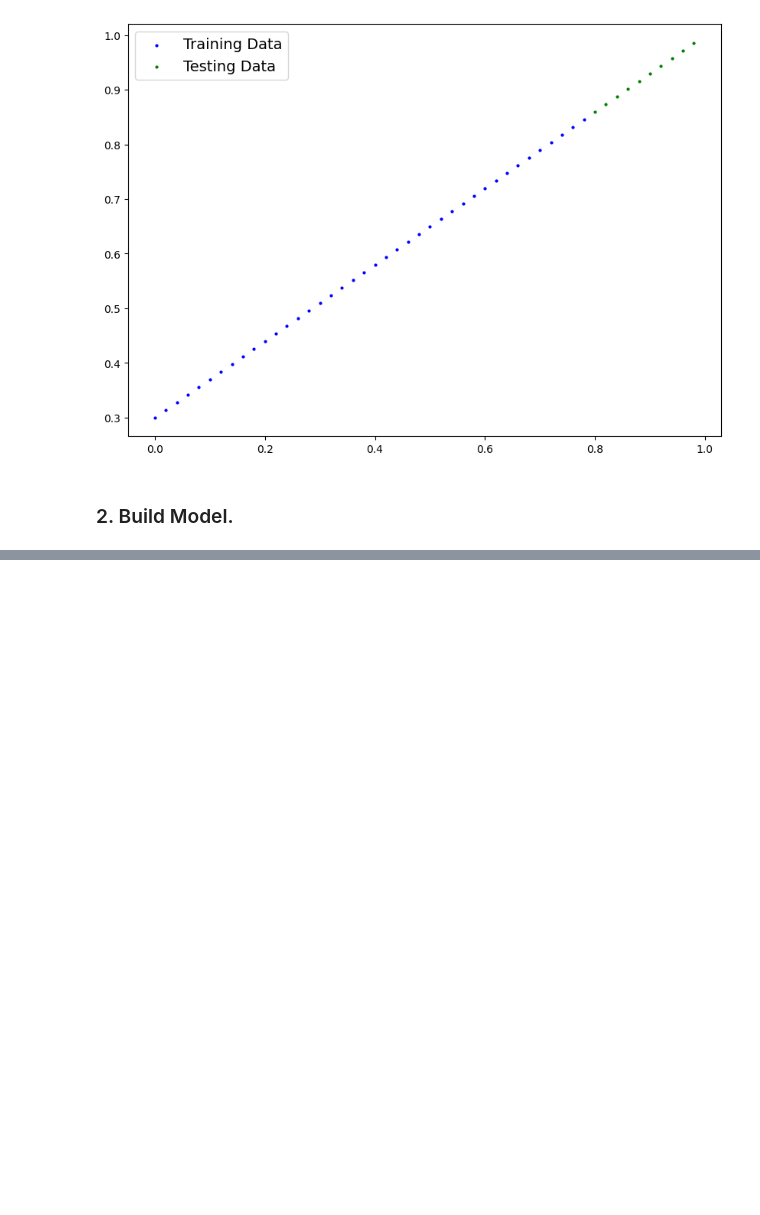
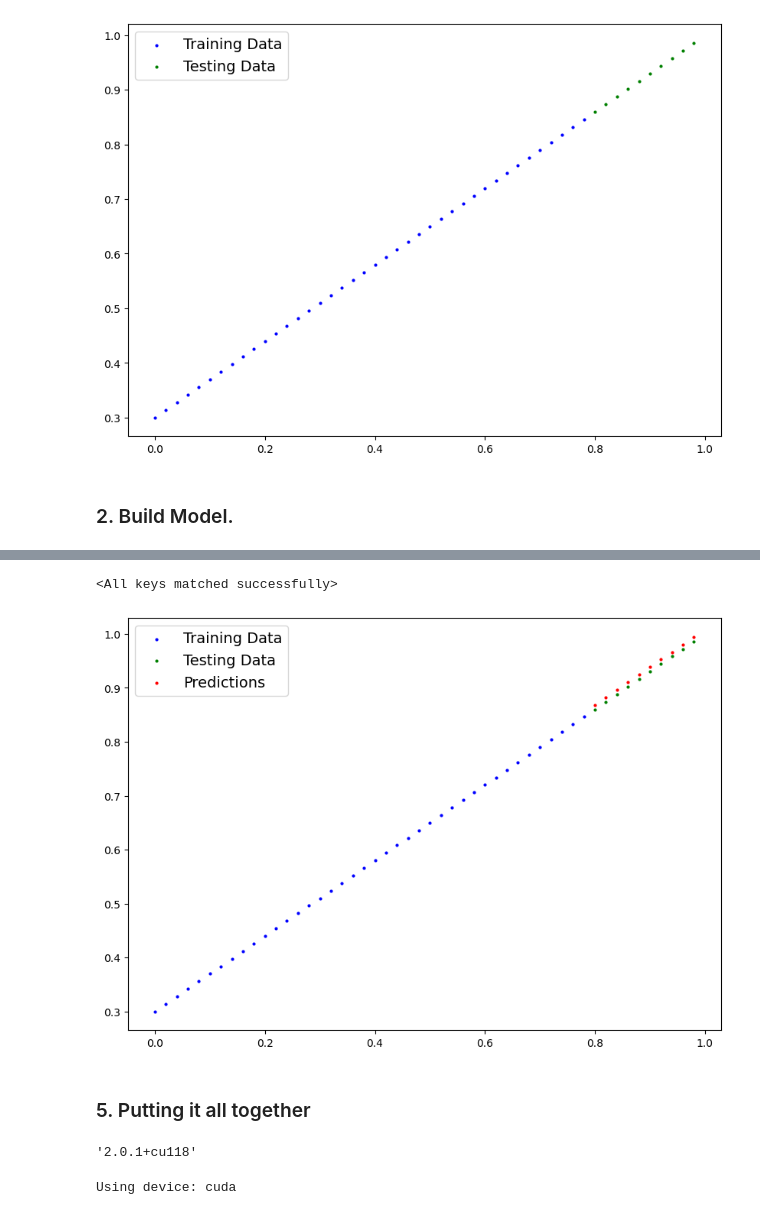
Before and after one commit to ManasviAtGitHub/pytorch_deep_learning, a Jupyter notebook: PyTorch_02_Workflow.ipynb, the cells around one changed output, grey strips where cells are left out. Drawn from its saved outputs; the diff is of its cells as text; code cells hidden in the pictures; blank space fills up the shorter version.

```diff
--- a/PyTorch_02_Workflow.ipynb
+++ b/PyTorch_02_Workflow.ipynb
@@ -118,0 +336,17 @@ class LinearRegressionModel (nn.Module):
+# %%
+# saving our pytorch model
+
+from pathlib import Path
+
+# create models directory
+MODEL_PATH = Path("models")
+MODEL_PATH.mkdir(parents=True, exist_ok=True)
+
+# create model save path
+MODEL_NAME = "workflow_model.pth"
+MODEL_SAVE_PATH = MODEL_PATH / MODEL_NAME
+
+# save the model state dict
+print(f"Saving model to : {MODEL_SAVE_PATH}")
+
+torch.save(obj=model_0.state_dict(), f=MODEL_SAVE_PATH)
@@ -118,0 +360,37 @@ class LinearRegressionModel (nn.Module):
+# %%
+# Instantiate a new instance of our model (this will be instantiated with random weights)
+loaded_model_0 = LinearRegressionModel()
+
+# Load the state_dict of our saved model (this will update the new instance of our model with trained weights)
+loaded_model_0.load_state_dict(torch.load(f=MODEL_SAVE_PATH))
+# %% [output]
+<All keys matched successfully>
+# %%
+# 1. Put the loaded model into evaluation mode
+loaded_model_0.eval()
+
+# 2. Use the inference mode context manager to make predictions
+with torch.inference_mode():
+    loaded_model_preds = loaded_model_0(X_test) # pe
+# %%
+plot_predictions(predictions=loaded_model_preds)
+# %% [output]
+[figure, added]
+# %% [markdown]
+### 5. Putting it all together
+# %%
+# Import PyTorch and matplotlib
+import torch
+from torch import nn # nn contains all of PyTorch's building blocks for neural networks
+import matplotlib.pyplot as plt
+
+# Check PyTorch version
+torch.__version__
+# %% [output]
+'2.0.1+cu118'
+# %%
+# Setup device agnostic code
+device = "cuda" if torch.cuda.is_available() else "cpu"
+print(f"Using device: {device}")
+# %% [output]
+Using device: cuda
```
Also changed, not shown: parts of 40 cells of this notebook.
